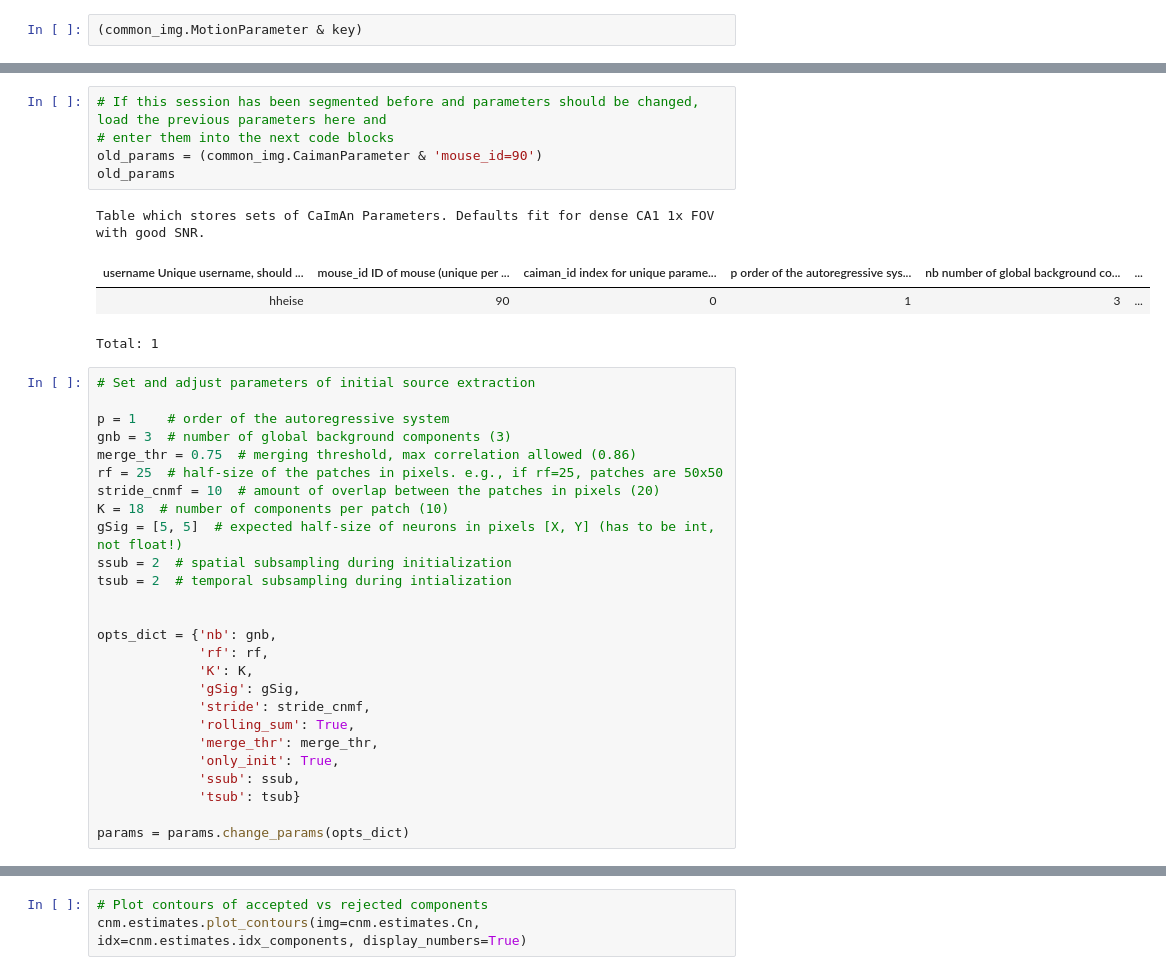
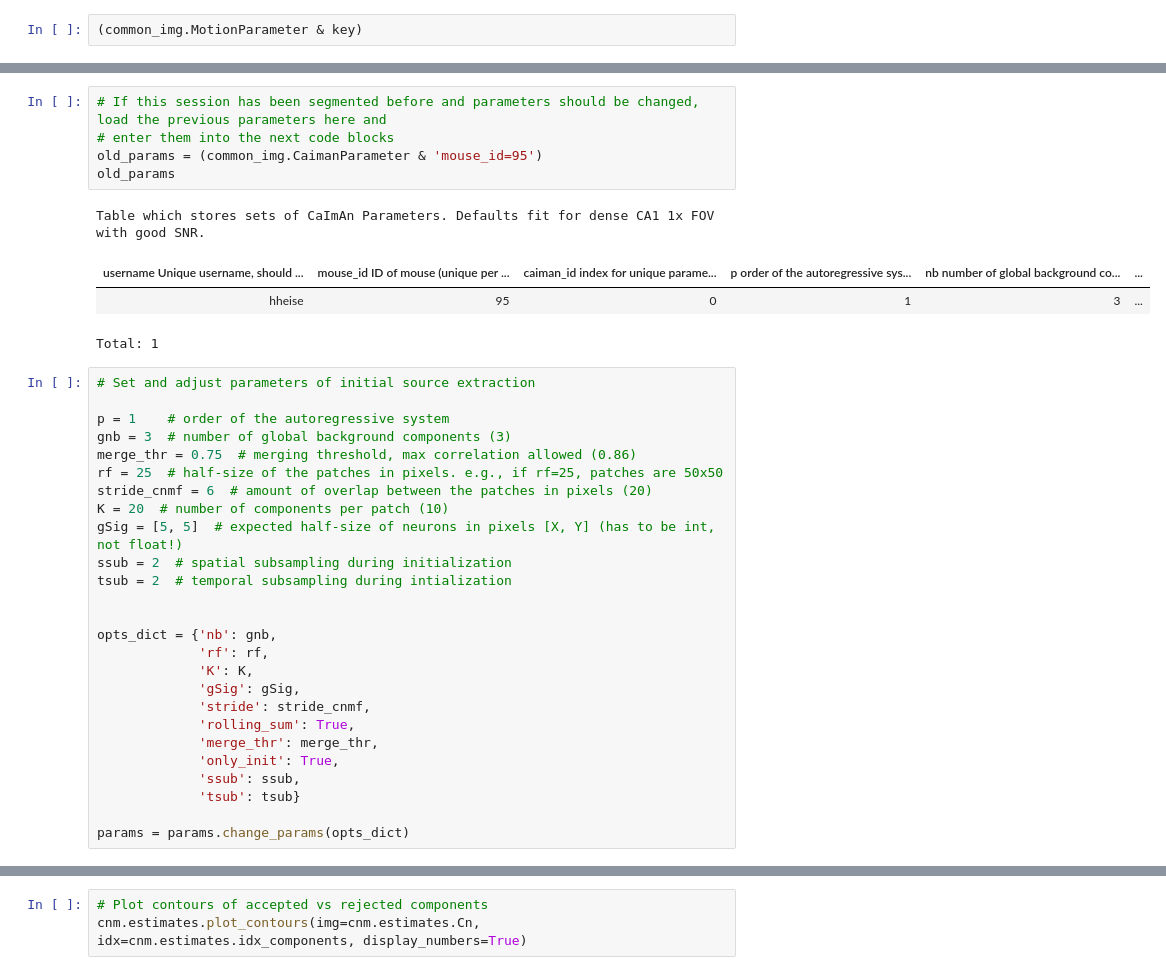
Before and after one commit to Hendriela/datajoint_wahl, a Jupyter notebook: notebooks/tune_caiman_parameters.ipynb, the cells around one changed output, grey strips where cells are left out. Cells and saved outputs as stored; diff of their text form.

```diff
--- a/notebooks/tune_caiman_parameters.ipynb
+++ b/notebooks/tune_caiman_parameters.ipynb
@@ -67,12 +63,12 @@ Deletes committed.
 # %%
 # If this session has been segmented before and parameters should be changed, load the previous parameters here and
 # enter them into the next code blocks
-old_params = (common_img.CaimanParameter & 'mouse_id=90')
+old_params = (common_img.CaimanParameter & 'mouse_id=95')
 old_params
 # %% [output]
 Table which stores sets of CaImAn Parameters. Defaults fit for dense CA1 1x FOV with good SNR.
 | username Unique username, should ... | mouse_id ID of mouse (unique per ... | caiman_id index for unique parame... | p order of the autoregressive sys... | nb number of global background co... | ... |
-| hheise | 90 | 0 | 1 | 3 | ... |
+| hheise | 95 | 0 | 1 | 3 | ... |
 Total: 1
 # %%
 # Set and adjust parameters of initial source extraction
@@ -81,8 +77,8 @@ p = 1    # order of the autoregressive system
 gnb = 3  # number of global background components (3)
 merge_thr = 0.75  # merging threshold, max correlation allowed (0.86)
 rf = 25  # half-size of the patches in pixels. e.g., if rf=25, patches are 50x50
-stride_cnmf = 10  # amount of overlap between the patches in pixels (20)
-K = 18  # number of components per patch (10)
+stride_cnmf = 6  # amount of overlap between the patches in pixels (20)
+K = 20  # number of components per patch (10)
 gSig = [5, 5]  # expected half-size of neurons in pixels [X, Y] (has to be int, not float!)
 ssub = 2  # spatial subsampling during initialization
 tsub = 2  # temporal subsampling during intialization
```
Also changed, not shown: parts of 7 cells of this notebook, 4 other files.
